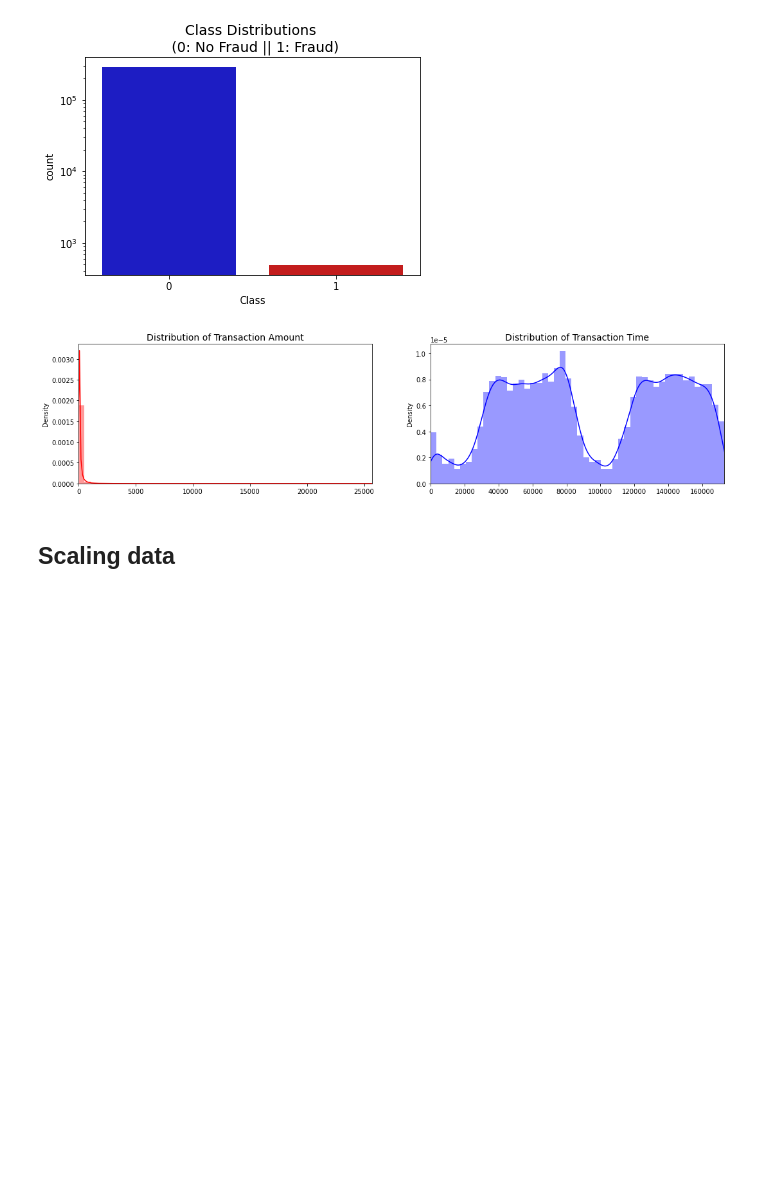
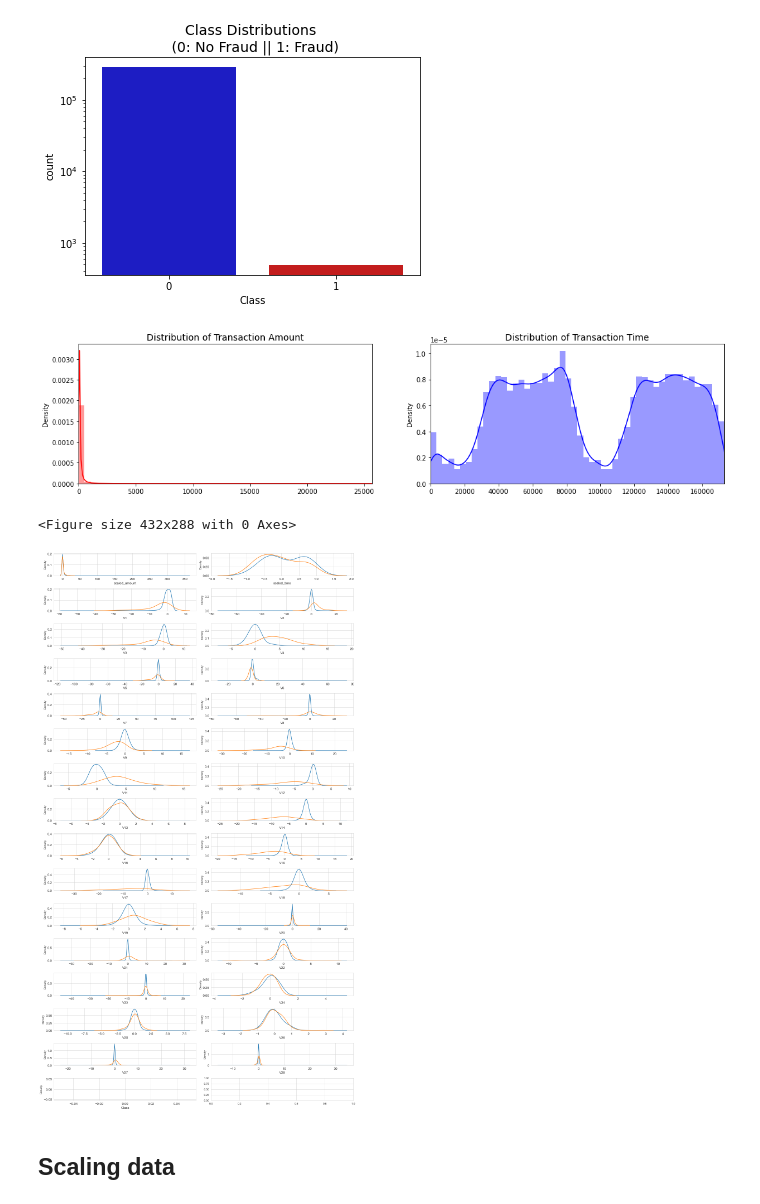
Before and after one commit to MarioCSilva/Credit-Card-Fraud-Detection, a Jupyter notebook: Project2.ipynb, the cells around one changed output. Cells and saved outputs as stored; diff of their text form; code cells hidden in the pictures; blank space fills up the shorter version.

```diff
--- a/Project2.ipynb
+++ b/Project2.ipynb
@@ -96,26 +96,29 @@ plt.show()
 # %% [output]
 [figure]
 # %%
-#var = df.columns.values
+var = df.columns.values
 
-#i = 0
-#t0 = df.loc[df['Class'] == 0]
-#t1 = df.loc[df['Class'] == 1]
+i = 0
+t0 = df.loc[df['Class'] == 0]
+t1 = df.loc[df['Class'] == 1]
 
-#sns.set_style('whitegrid')
-#plt.figure()
-#fig, ax = plt.subplots(11,3,figsize=(16,28),constrained_layout=True)
+sns.set_style('whitegrid')
+plt.figure()
+fig, ax = plt.subplots(16,2,figsize=(16,28))
 
-#for feature in var:
- #   i += 1
- #   plt.subplot(11,3,i)
- #   sns.kdeplot(t0[feature], bw=0.5,label="Class = 0")
- #   sns.kdeplot(t1[feature], bw=0.5,label="Class = 1")
- #   plt.xlabel(feature, fontsize=12)
- #   locs, labels = plt.xticks()
- #   plt.tick_params(axis='both', which='major', labelsize=12)
-#    plt.title('histogram of feature: ' + str(feature))
-#plt.show();
+for feature in var:
+    i += 1
+    plt.subplot(16,2,i)
+    sns.kdeplot(t0[feature], bw=0.5,label="Class = 0")
+    sns.kdeplot(t1[feature], bw=0.5,label="Class = 1")
+    plt.xlabel(feature, fontsize=12)
+    locs, labels = plt.xticks()
+    plt.tick_params(axis='both', which='major', labelsize=12)
+fig.tight_layout()
+plt.show();
+# %% [output]
+<Figure size 432x288 with 0 Axes>
+[figure, added]
 # %% [markdown]
 ## Scaling data
 # %%
```
Also changed, not shown: parts of 18 cells of this notebook.
